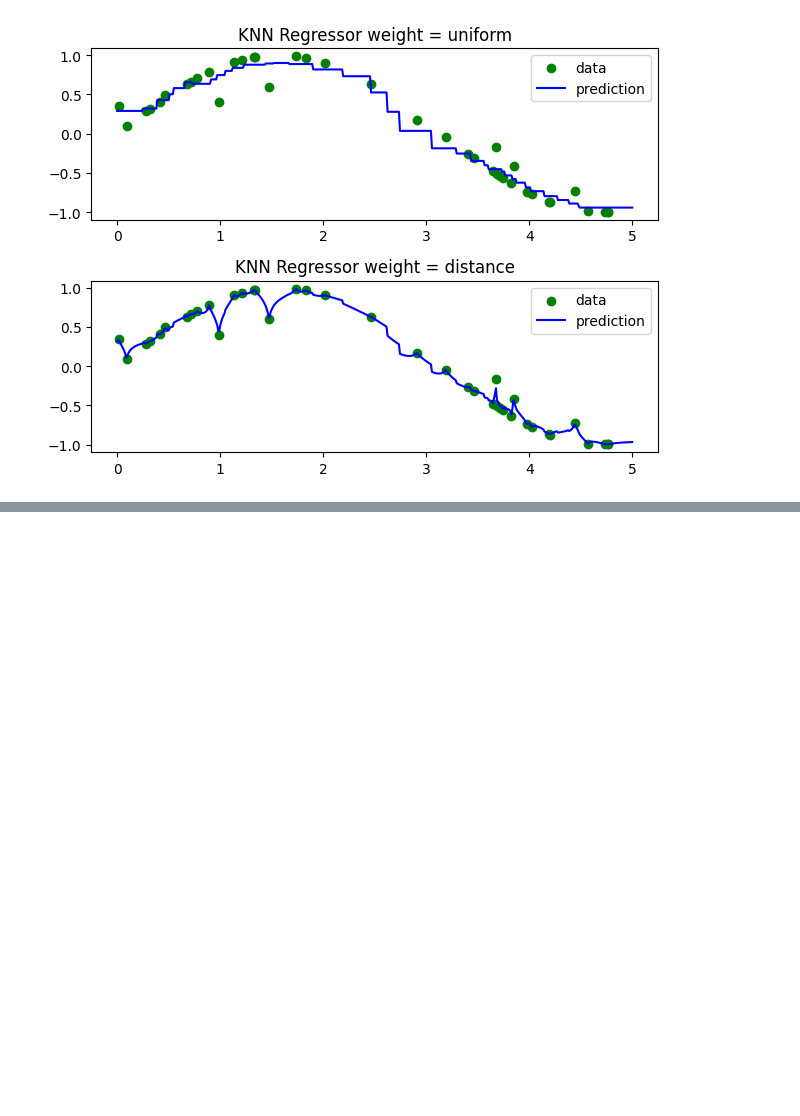
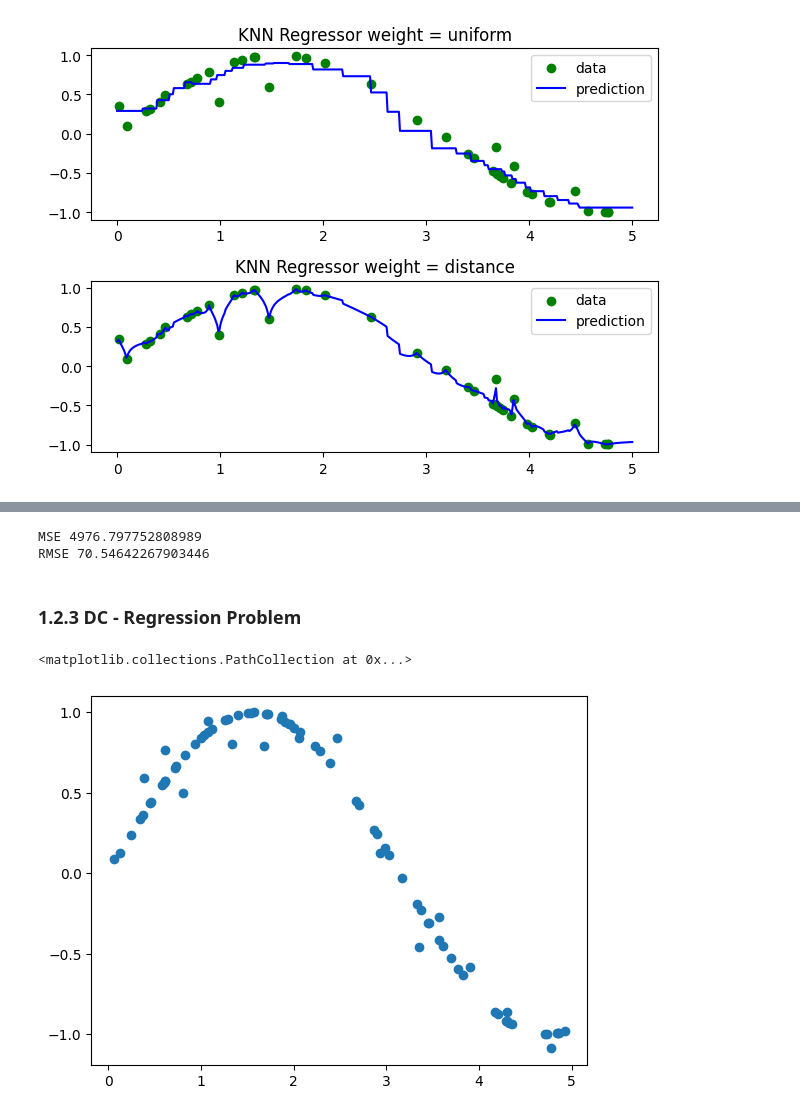
Before and after one commit to orhanaydinn/machineLearning, a Jupyter notebook: machineLearning_Techniques.ipynb, the cells around one changed output, grey strips where cells are left out. Drawn from its saved outputs; the diff is of its cells as text; code cells hidden in the pictures; blank space fills up the shorter version.

```diff
--- a/machineLearning_Techniques.ipynb
+++ b/machineLearning_Techniques.ipynb
@@ -199,0 +300,30 @@ plt.show
+# %%
+from sklearn.metrics import mean_squared_error
+import numpy as np
+
+mse = mean_squared_error(y_test, y_pred)
+print("MSE", mse)
+
+rmse = np.sqrt(mse)
+print("RMSE", rmse)
+# %% [output]
+MSE 4976.797752808989
+RMSE 70.54642267903446
+# %% [markdown]
+### 1.2.3 DC - Regression Problem
+# %%
+from sklearn.tree import DecisionTreeRegressor
+import numpy as np
+import matplotlib.pyplot as plt
+
+#create own data set
+
+X = np.sort( 5* np.random.rand(80,1), axis = 0)
+y = np.sin(X).ravel()
+y[::5] += 0.5 * (0.5 - np.random.rand(16)) #create wrong data every 5 steps for regression problem
+
+
+plt.scatter(X, y)
+# %% [output]
+<matplotlib.collections.PathCollection at 0x...>
+[figure, added]
```
Also changed, not shown: parts of 35 cells of this notebook.
